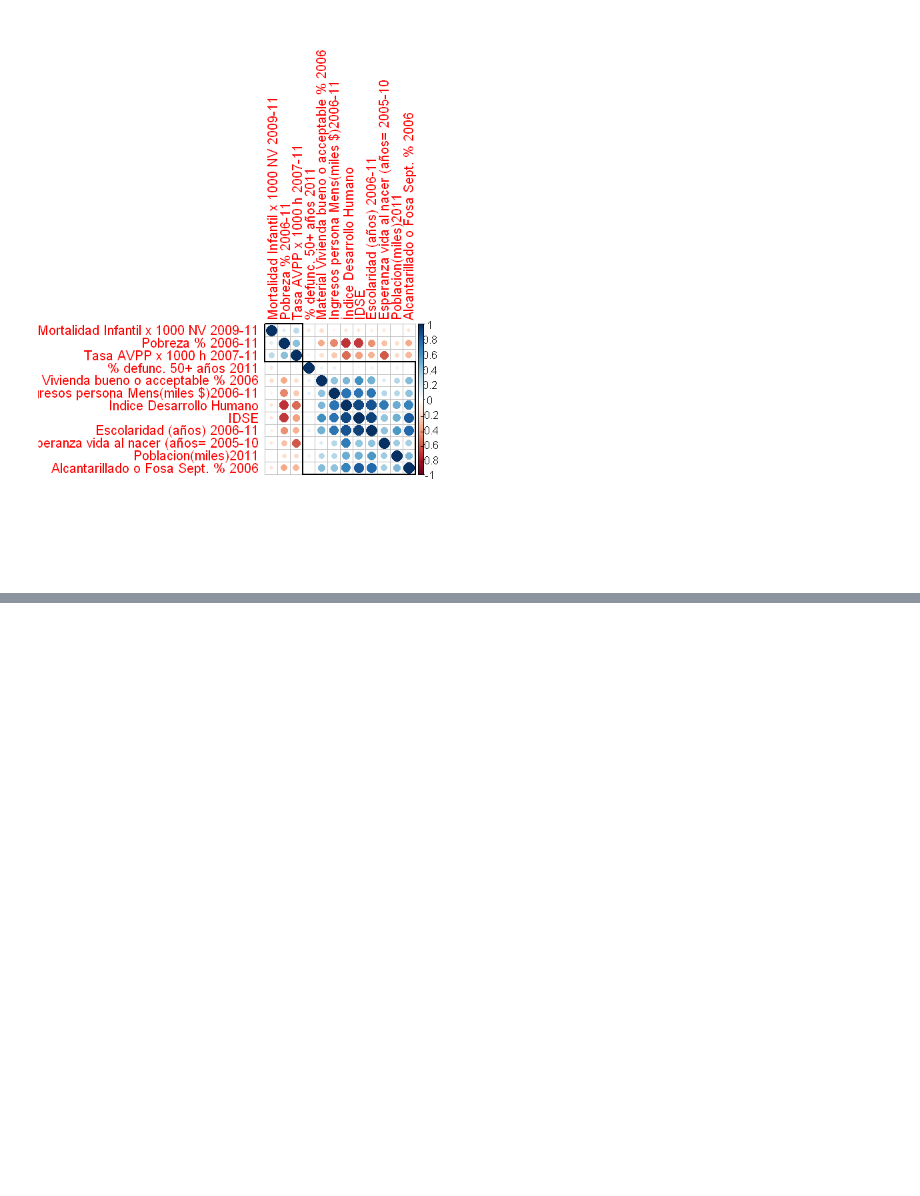
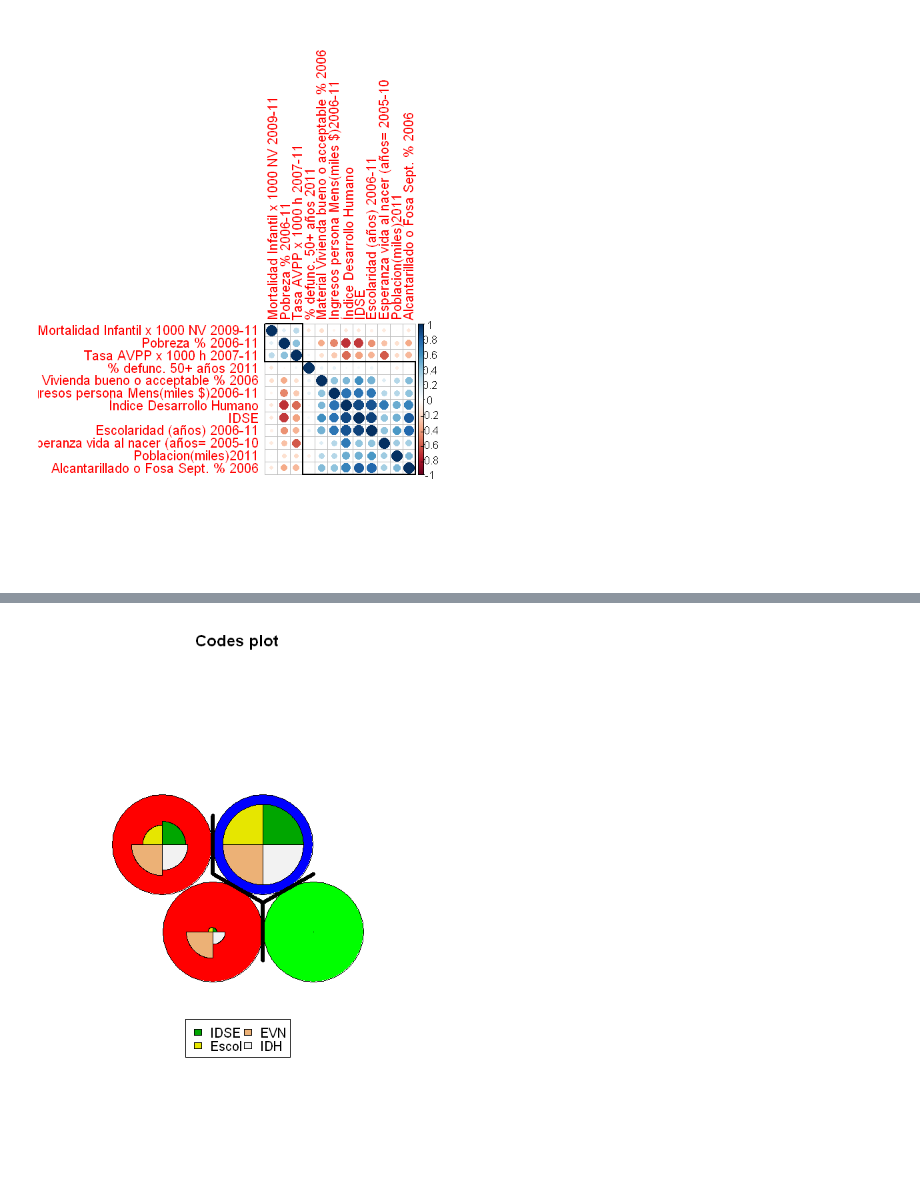
Before and after one commit to ReinaldoBustamante/Analisis-de-datos, a Jupyter notebook: Kohonen/Clustering_Notebook3.ipynb, the cells around one changed output, grey strips where cells are left out. Drawn from its saved outputs; the diff is of its cells as text; code cells hidden in the pictures; blank space fills up the shorter version.

```diff
--- a/Kohonen/Clustering_Notebook3.ipynb
+++ b/Kohonen/Clustering_Notebook3.ipynb
@@ -178,0 +262,14 @@ Del grafico de correlacion podemos observar que existen variables que tienen una
+# %%
+mat <- matrix(sommap$codes[[1]], ncol=4,nrow=4,byrow=FALSE)
+
+## use hierarchical clustering to cluster the codebook vectors
+groups<-3
+som.hc <- cutree(hclust(dist(mat)), groups)
+
+#plot
+plot(sommap, type="codes", bgcol=rainbow(groups)[som.hc])
+
+#cluster boundaries
+add.cluster.boundaries(sommap, som.hc)
+# %% [output]
+[figure, added]
```
Also changed, not shown: parts of 16 cells of this notebook.
